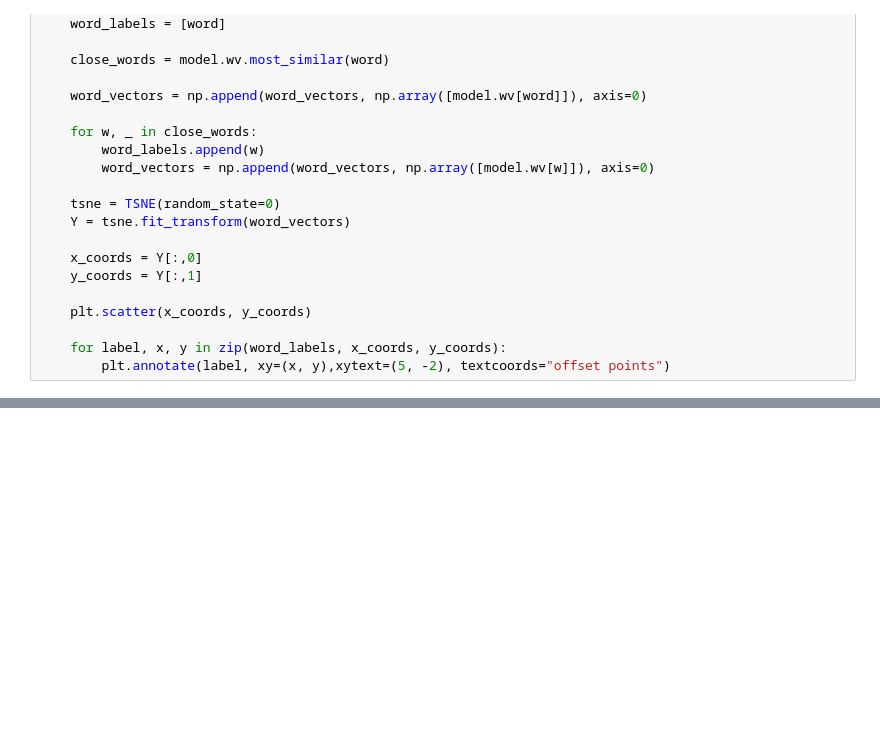
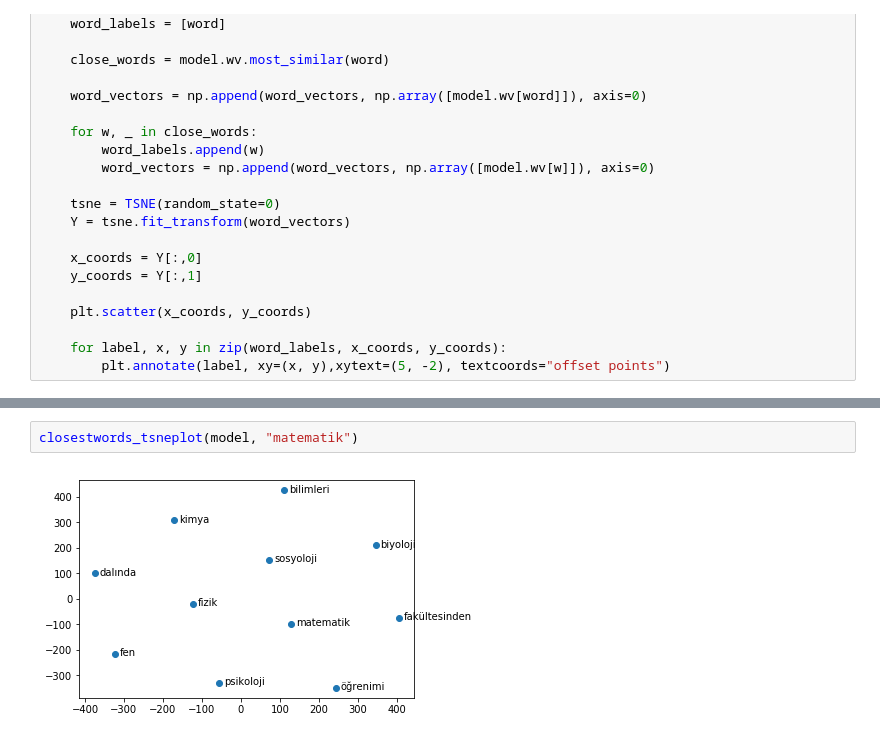
Before and after one commit to kburaky/Dil-Isleme-Calismalari, a Jupyter notebook: Kelime Isleme.ipynb, the cells around one changed output, grey strips where cells are left out. Cells and saved outputs as stored; diff of their text form; blank space fills up the shorter version.

```diff
--- a/Kelime Isleme.ipynb
+++ b/Kelime Isleme.ipynb
@@ -95,0 +92,4 @@ closestwords_tsneplot(model, "youtube")
+# %%
+closestwords_tsneplot(model, "matematik")
+# %% [output]
+[figure, added]
```
Also changed, not shown: parts of 5 cells of this notebook.
